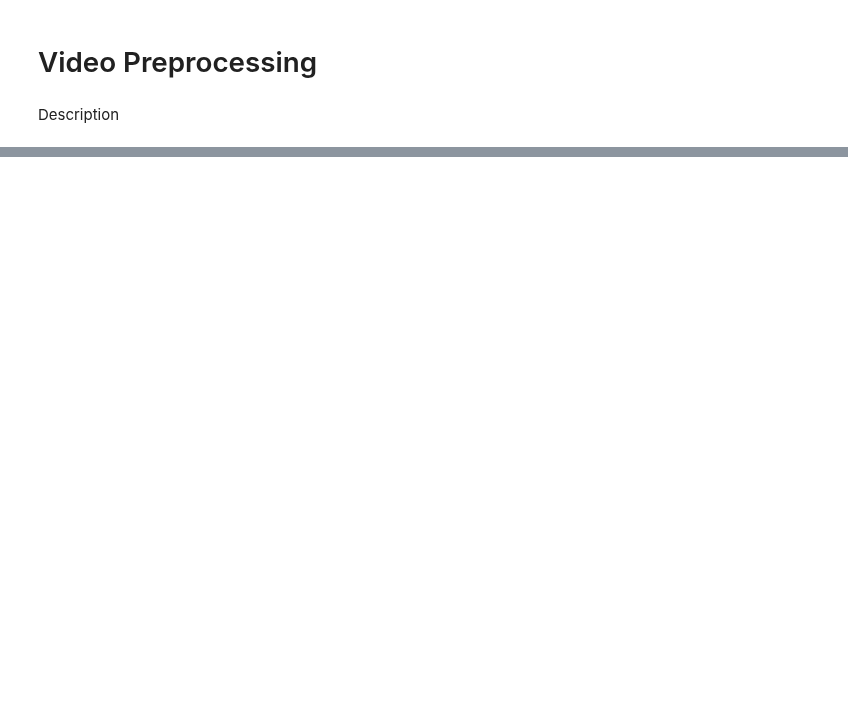
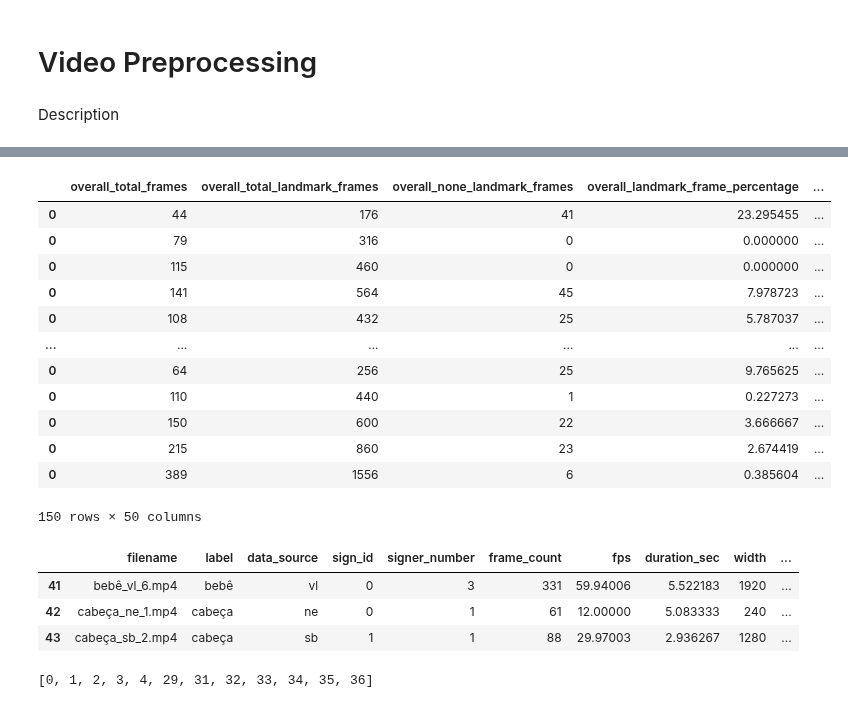
Before and after one commit to patrickf949/SaoPauloBrazilChapter_BrazilianSignLanguage, a Jupyter notebook: code/preprocess/Preprocessing.ipynb, the cells around one changed output, grey strips where cells are left out. Saved outputs shown, nothing was run; the diff lists cells and outputs as text; code cells hidden in the pictures; blank space fills up the shorter version.

```diff
--- a/code/preprocess/Preprocessing.ipynb
+++ b/code/preprocess/Preprocessing.ipynb
@@ -66,3 +164,26 @@ for i, metadata_row in metadata.iterrows():
+# %%
+none_df
+# %% [output]
+|  | overall_total_frames | overall_total_landmark_frames | overall_none_landmark_frames | overall_landmark_frame_percentage | ... |
+| 0 | 44 | 176 | 41 | 23.295455 | ... |
+| 0 | 79 | 316 | 0 | 0.000000 | ... |
+| 0 | 115 | 460 | 0 | 0.000000 | ... |
+| 0 | 141 | 564 | 45 | 7.978723 | ... |
+| 0 | 108 | 432 | 25 | 5.787037 | ... |
+| ... | ... | ... | ... | ... | ... |
+| 0 | 64 | 256 | 25 | 9.765625 | ... |
+| 0 | 110 | 440 | 1 | 0.227273 | ... |
+| 0 | 150 | 600 | 22 | 3.666667 | ... |
+| 0 | 215 | 860 | 23 | 2.674419 | ... |
+| 0 | 389 | 1556 | 6 | 0.385604 | ... |
+150 rows × 50 columns
+# %%
+metadata[41:44]
+# %% [output]
+|  | filename | label | data_source | sign_id | signer_number | frame_count | fps | duration_sec | width | ... |
+| 41 | bebê_vl_6.mp4 | bebê | vl | 0 | 3 | 331 | 59.94006 | 5.522183 | 1920 | ... |
+| 42 | cabeça_ne_1.mp4 | cabeça | ne | 0 | 1 | 61 | 12.00000 | 5.083333 | 240 | ... |
+| 43 | cabeça_sb_2.mp4 | cabeça | sb | 1 | 1 | 88 | 29.97003 | 2.936267 | 1280 | ... |
 # %%
 for i, metadata_row in tqdm(metadata.iterrows(), total=len(metadata)):
     gc.collect()
@@ -107,0 +244,4 @@ for i, metadata_row in tqdm(metadata.iterrows(), total=len(metadata)):
+# %%
+nf
+# %% [output]
+[0, 1, 2, 3, 4, 29, 31, 32, 33, 34, 35, 36]
```
Also changed, not shown: parts of 17 cells of this notebook, 1 other file.
